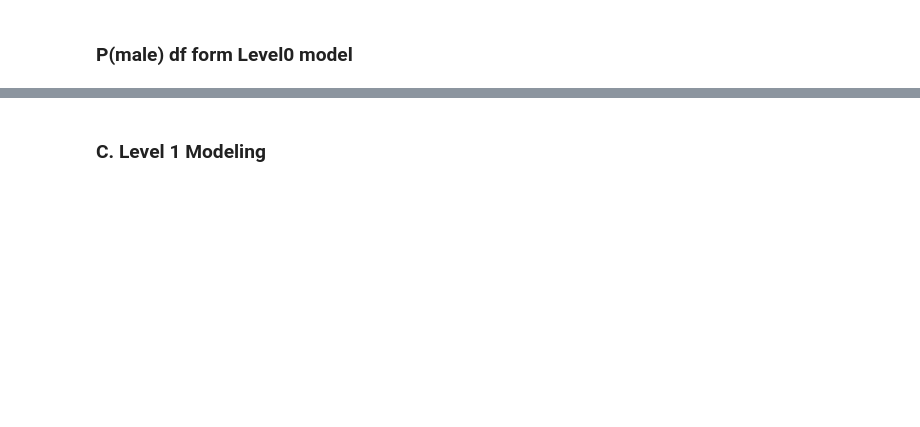
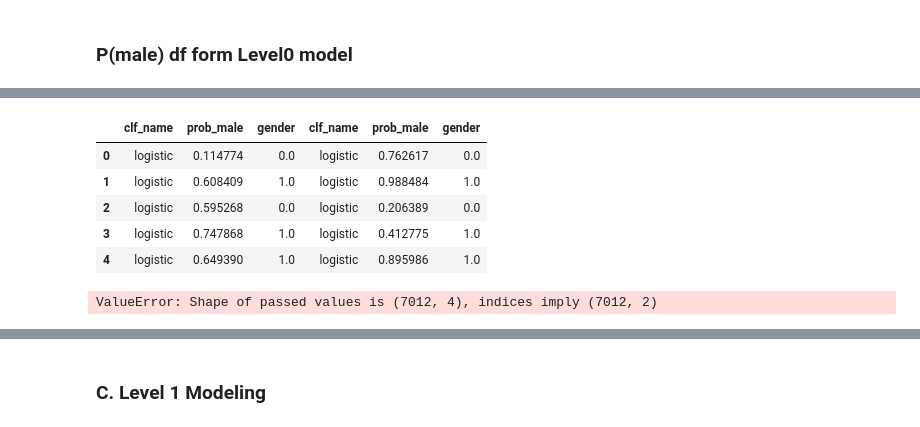
Before and after one commit to Liam-LT/NLP-TweetProfiler, a Jupyter notebook: Model1.ipynb, the cells around one changed output, grey strips where cells are left out. Saved outputs shown, nothing was run; the diff lists cells and outputs as text; code cells hidden in the pictures; blank space fills up the shorter version.

```diff
--- a/Model1.ipynb
+++ b/Model1.ipynb
@@ -635,0 +645,15 @@ m2_df_level1.head(5)
+# %%
+m2_subpred_df = pd.concat([m2_subpred_text, m2_subpred_desc], axis= 1)
+pd.set_option('display.max_colwidth', -1)
+m2_subpred_df.head(5)
+# %% [output]
+|  | clf_name | prob_male | gender | clf_name | prob_male | gender |
+| 0 | logistic | 0.114774 | 0.0 | logistic | 0.762617 | 0.0 |
+| 1 | logistic | 0.608409 | 1.0 | logistic | 0.988484 | 1.0 |
+| 2 | logistic | 0.595268 | 0.0 | logistic | 0.206389 | 0.0 |
+| 3 | logistic | 0.747868 | 1.0 | logistic | 0.412775 | 1.0 |
+| 4 | logistic | 0.649390 | 1.0 | logistic | 0.895986 | 1.0 |
+# %%
+m2_subpred_df = m2_subpred_df.pivot(index= None, columns= 'clf_name', values= ['prob_male', 'gender'])
+# %% [output]
+ValueError: Shape of passed values is (7012, 4), indices imply (7012, 2)
```
Also changed, not shown: parts of 25 cells of this notebook.
